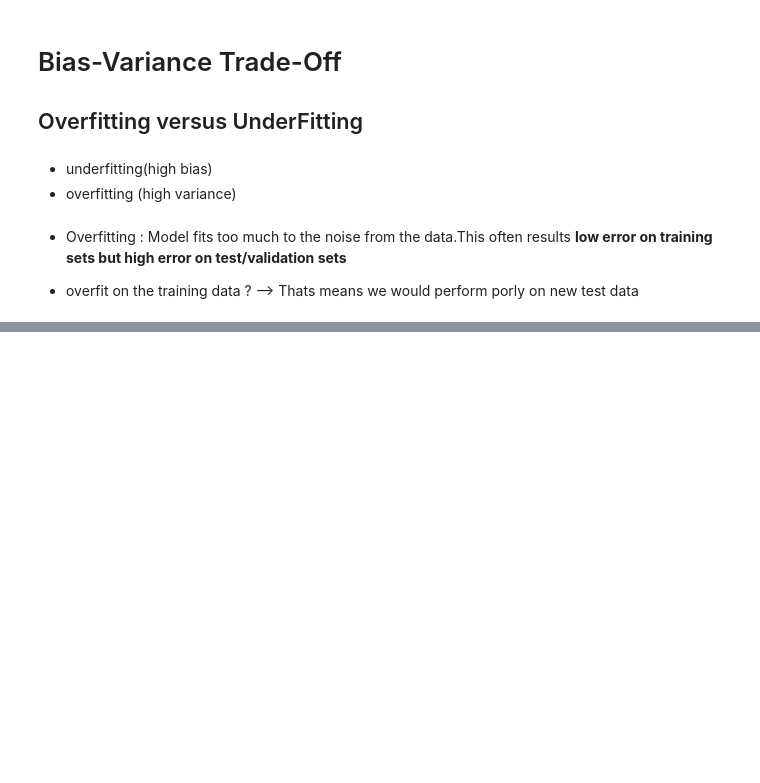
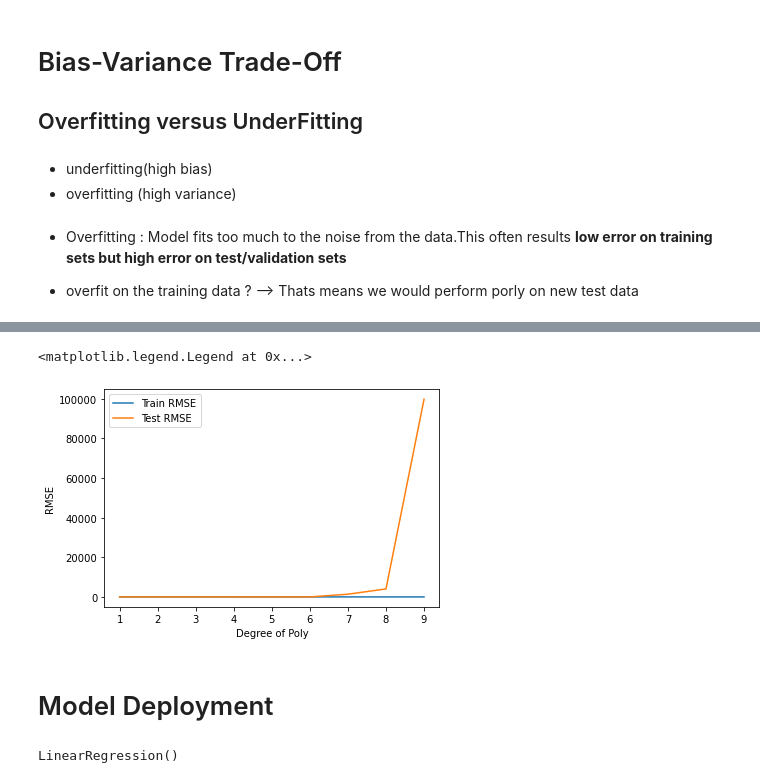
Before and after one commit to Burcusenol/Machine-Learning-Algorithms, a Jupyter notebook: Polynomial Regression.ipynb, the cells around one changed output, grey strips where cells are left out. Saved outputs shown, nothing was run; the diff lists cells and outputs as text; code cells hidden in the pictures; blank space fills up the shorter version.

```diff
--- a/Polynomial Regression.ipynb
+++ b/Polynomial Regression.ipynb
@@ -183,0 +249,11 @@ Error:
+# %%
+plt.plot(range(1,10),train_rmse_errors,label="Train RMSE")
+plt.plot(range(1,10),test_rmse_errors,label="Test RMSE")
+plt.xlabel("Degree of Poly")
+plt.ylabel("RMSE")
+plt.legend()
+# %% [output]
+<matplotlib.legend.Legend at 0x...>
+[figure, added]
+# %% [markdown]
+# Model Deployment
@@ -183,0 +264,5 @@ Error:
+# %%
+full_converterted_X=final_poly_converter.fit_transform(X)
+final_model.fit(full_converterted_X,y)
+# %% [output]
+LinearRegression()
```
Also changed, not shown: parts of 23 cells of this notebook, 2 other files.
